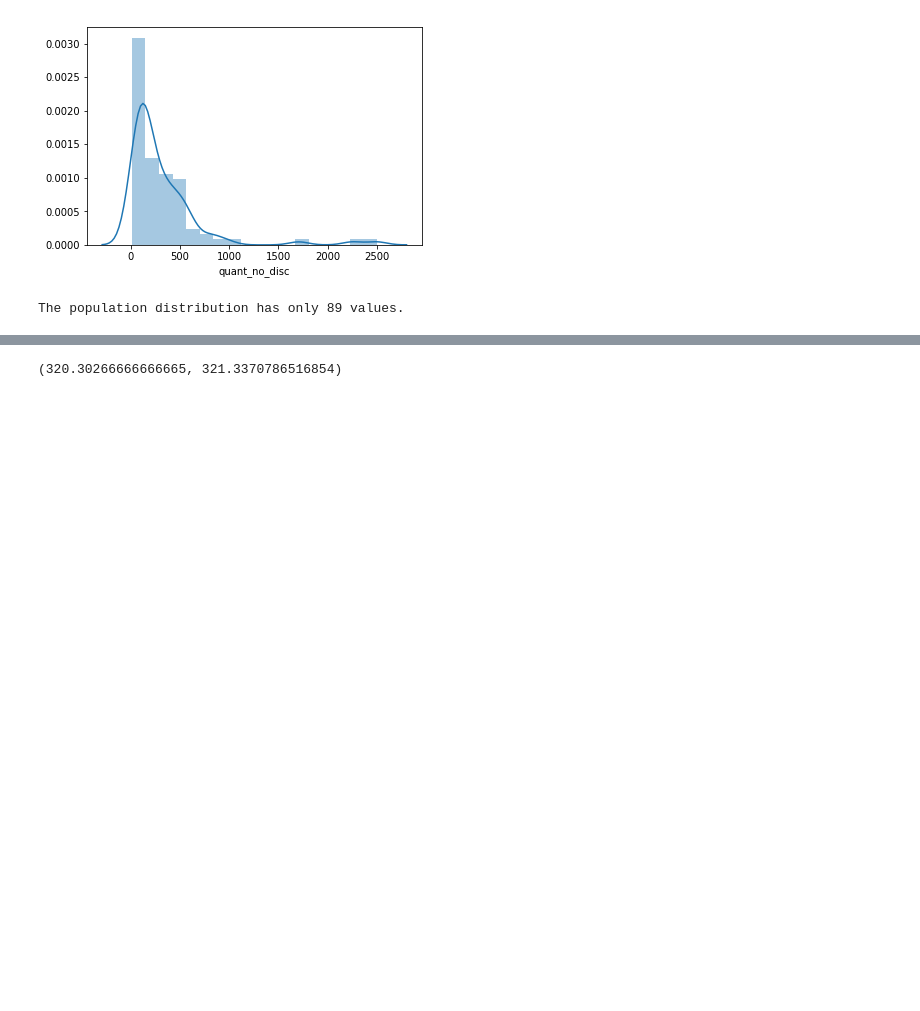
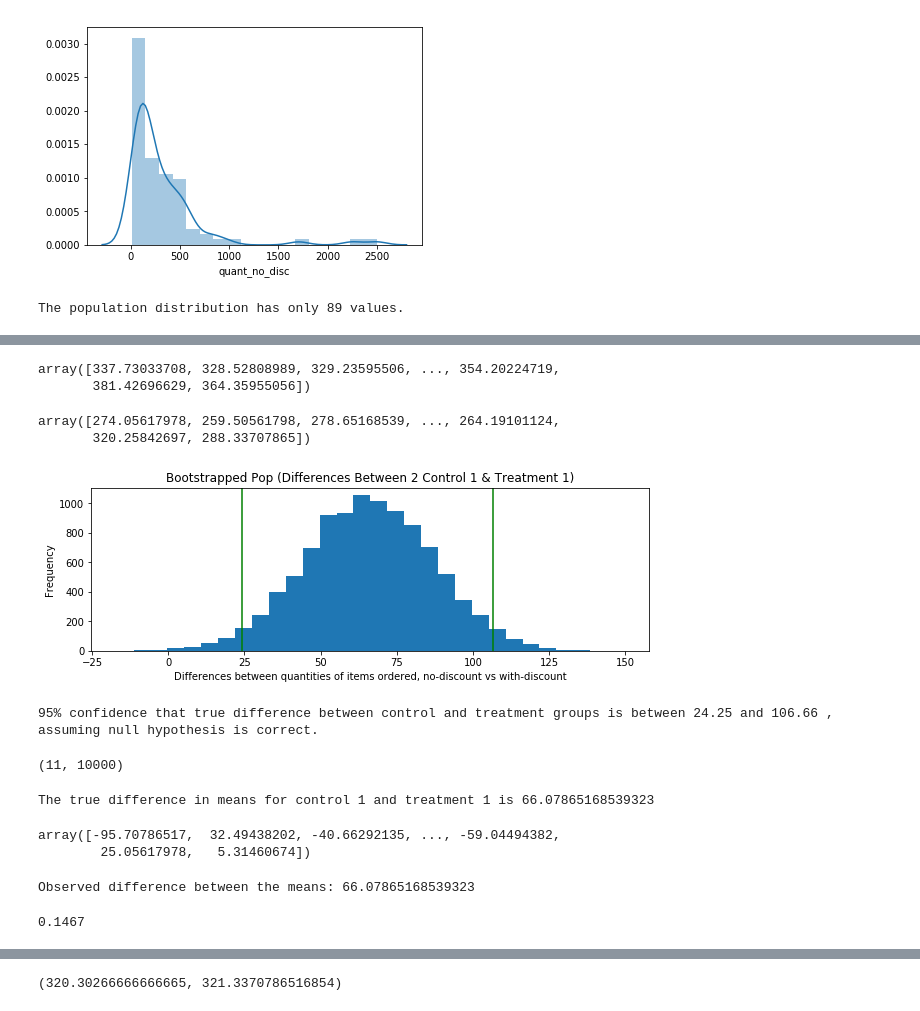
Before and after one commit to ssrosa/dsc-2-final-project-online-ds-pt-100118, a Jupyter notebook: student.ipynb, the cells around one changed output, grey strips where cells are left out. Cells and saved outputs as stored; diff of their text form; code cells hidden in the pictures; blank space fills up the shorter version.

Commit message:
Finished hypothesis 1 part 1.

```diff
--- a/student.ipynb
+++ b/student.ipynb
@@ -444,0 +470,51 @@ treatment1 = np.array(sampling_dist(np.array(discs_ords['quant_all_discs']), 100
+# %%
+control1_boot = np.mean(control1_boot, axis = 1)
+control1_boot #10,000 means
+# %% [output]
+array([337.73033708, 328.52808989, 329.23595506, ..., 354.20224719,
+       381.42696629, 364.35955056])
+# %%
+treatment1_boot = [] #10,000 permutations with replacement
+for i in range(permus):
+    np.random.seed(i)
+    treatment1_boot.append((resample(treatment1)))
+# %%
+treatment1_boot = np.mean(treatment1_boot, axis = 1)
+treatment1_boot #10,000 means
+# %% [output]
+array([274.05617978, 259.50561798, 278.65168539, ..., 264.19101124,
+       320.25842697, 288.33707865])
+# %%
+#Get the difference between control and treatment to
+#find the confidence interval
+diffs = control1_boot - treatment1_boot
+
+lower_bound = np.percentile(diffs, 2.5)
+upper_bound = np.percentile(diffs, 97.5)
+# %%
+#Plot the confidence interval
+fig = plt.figure(figsize=(10,3))
+ax = plt.hist(diffs, bins=30)
+
+plt.xlabel('Differences between quantities of items ordered, no-discount vs with-discount')
+plt.ylabel('Frequency')
+plt.axvline(lower_bound, color = 'green')
+plt.axvline(upper_bound, color = 'green')
+#plt.axvline(66.07, color = 'red') #true difference in means
+plt.title('Bootstrapped Pop (Differences Between 2 Control 1 & Treatment 1)')
+plt.show()
+
+print('95% confidence that true difference between control and treatment groups is between',
+      round(lower_bound, 2), 'and', round(upper_bound, 2), ', assuming null hypothesis is correct.')
+# %% [output]
+[figure, added]
+95% confidence that true difference between control and treatment groups is between 24.25 and 106.66 , assuming null hypothesis is correct.
+# %%
+diffs[diffs <= 0].shape[0], diffs.shape[0]
+# %% [output]
+(11, 10000)
+# %%
+mu1 = discs_ords['quant_no_disc'].mean() - discs_ords['quant_all_discs'].mean()
+print('The true difference in means for control 1 and treatment 1 is', mu1)
+# %% [output]
+The true difference in means for control 1 and treatment 1 is 66.07865168539323
@@ -444,0 +533,20 @@ treatment1 = np.array(sampling_dist(np.array(discs_ords['quant_all_discs']), 100
+# %%
+#Take the difference in means between the two sets of permutations
+diff_boot_means = (np.mean(permus_control1, axis = 1) - np.mean(permus_treatment1, axis = 1))
+diff_boot_means
+# %% [output]
+array([-95.70786517,  32.49438202, -40.66292135, ..., -59.04494382,
+        25.05617978,   5.31460674])
+# %%
+observed_diff = (np.mean(control1) - np.mean(treatment1))
+print('Observed difference between the means:', observed_diff)
+# %% [output]
+Observed difference between the means: 66.07865168539323
+# %%
+#Find the p value by counting how many differences in mean were greater than
+#or equal to the observed difference in means.
+means_below_observed = diff_boot_means[diff_boot_means >= observed_diff].shape[0]
+p = means_below_observed / permus
+p
+# %% [output]
+0.1467
```
Also changed, not shown: parts of 17 cells of this notebook.
